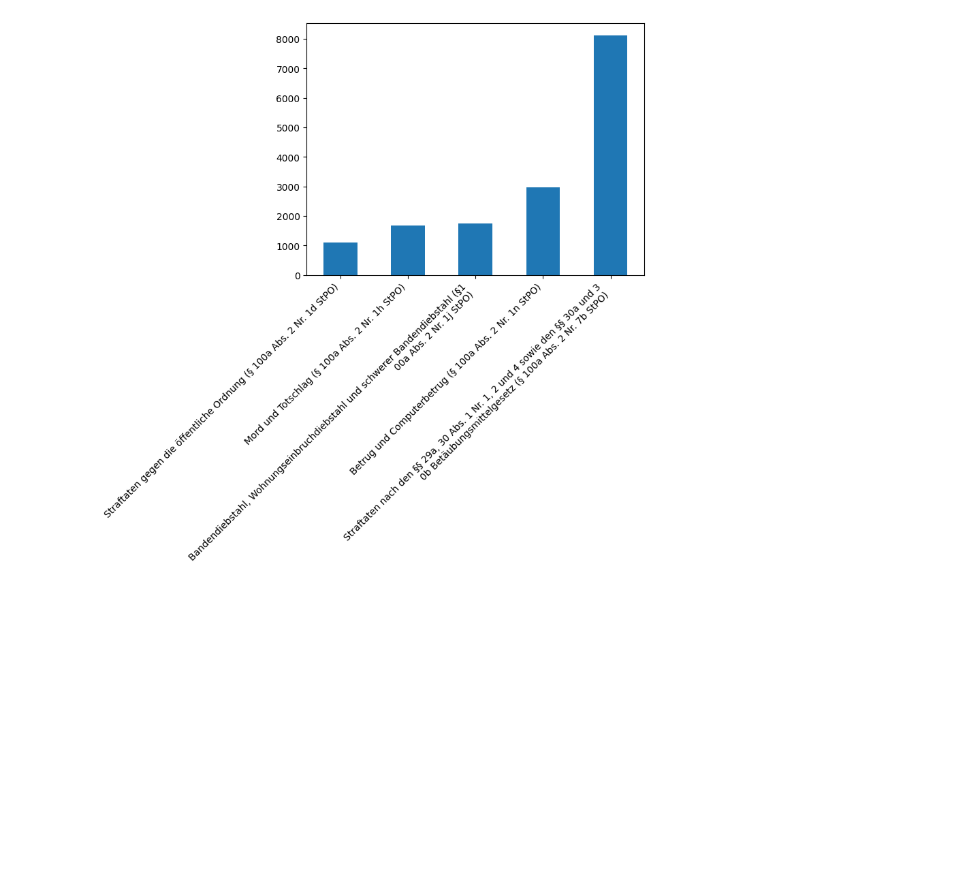
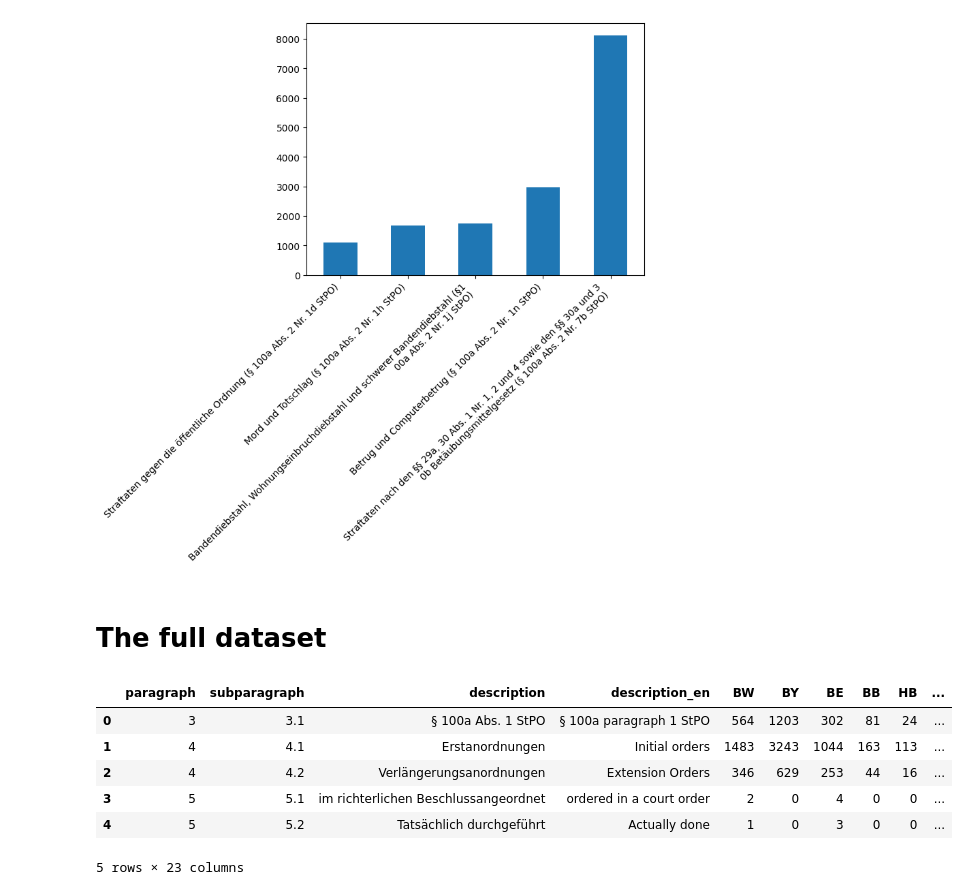
Before and after one commit to JakobUnterholzner/DataLiteracy, a Jupyter notebook: DataLiteracyProject.ipynb, the cells around one changed output. Drawn from its saved outputs; the diff is of its cells as text; code cells hidden in the pictures; blank space fills up the shorter version.

Commit message:
upload & read in the full surveillance_data.xlsx

```diff
--- a/DataLiteracyProject.ipynb
+++ b/DataLiteracyProject.ipynb
@@ -57,3 +57,36 @@ plt.xticks(range(len(data_sorted_top5)), labels, rotation=45, ha='right')
 plt.show()
 # %% [output]
 [figure]
+# %% [markdown]
+# The full dataset
+# %%
+# Assuming 'surveillance_data.xlsx' is your Excel file
+xls = pd.ExcelFile('surveillance_data.xlsx')
+
+# Get the names of all sheets in the Excel file
+sheet_names = xls.sheet_names
+
+# Read each sheet into a separate DataFrame and store them in a list
+dfs = [pd.read_excel(xls, sheet_name) for sheet_name in sheet_names]
+
+# Add a 'Year' column to each DataFrame
+for i in range(len(dfs)):
+    dfs[i]['Year'] = sheet_names[i]
+
+#Fromatting
+data['Year'] = data['Year'].str.replace('_surveillance', '')
+data['Year'] = pd.to_datetime(data['Year'], format='%Y')
+
+
+# Concatenate all DataFrames into one
+data = pd.concat(dfs, ignore_index=True)
+# %%
+data.head()
+# %% [output]
+|  | paragraph | subparagraph | description | description_en | BW | BY | BE | BB | HB | ... |
+| 0 | 3 | 3.1 | § 100a Abs. 1 StPO | § 100a paragraph 1 StPO | 564 | 1203 | 302 | 81 | 24 | ... |
+| 1 | 4 | 4.1 | Erstanordnungen | Initial orders | 1483 | 3243 | 1044 | 163 | 113 | ... |
+| 2 | 4 | 4.2 | Verlängerungsanordnungen | Extension Orders | 346 | 629 | 253 | 44 | 16 | ... |
+| 3 | 5 | 5.1 | im richterlichen Beschlussangeordnet | ordered in a court order | 2 | 0 | 4 | 0 | 0 | ... |
+| 4 | 5 | 5.2 | Tatsächlich durchgeführt | Actually done | 1 | 0 | 3 | 0 | 0 | ... |
+5 rows × 23 columns
```
Also changed, not shown: parts of 1 cell of this notebook, 2 other files.
